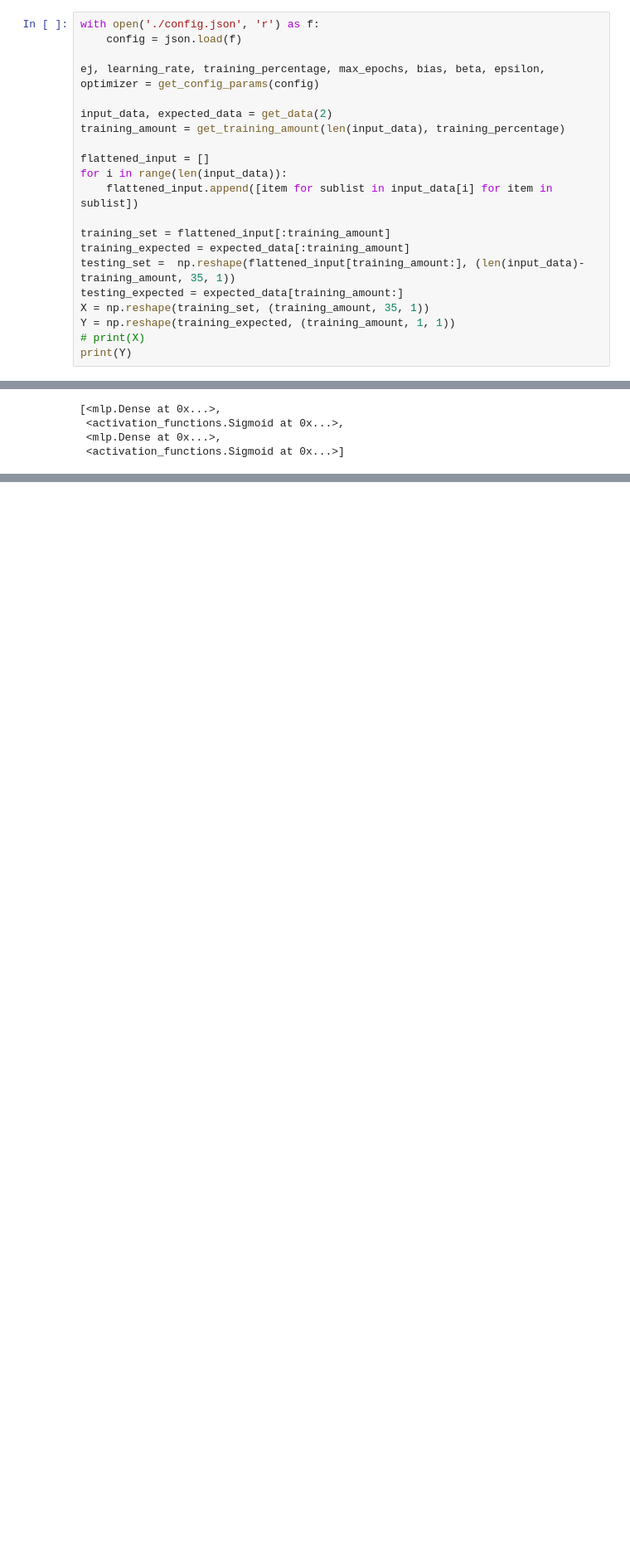
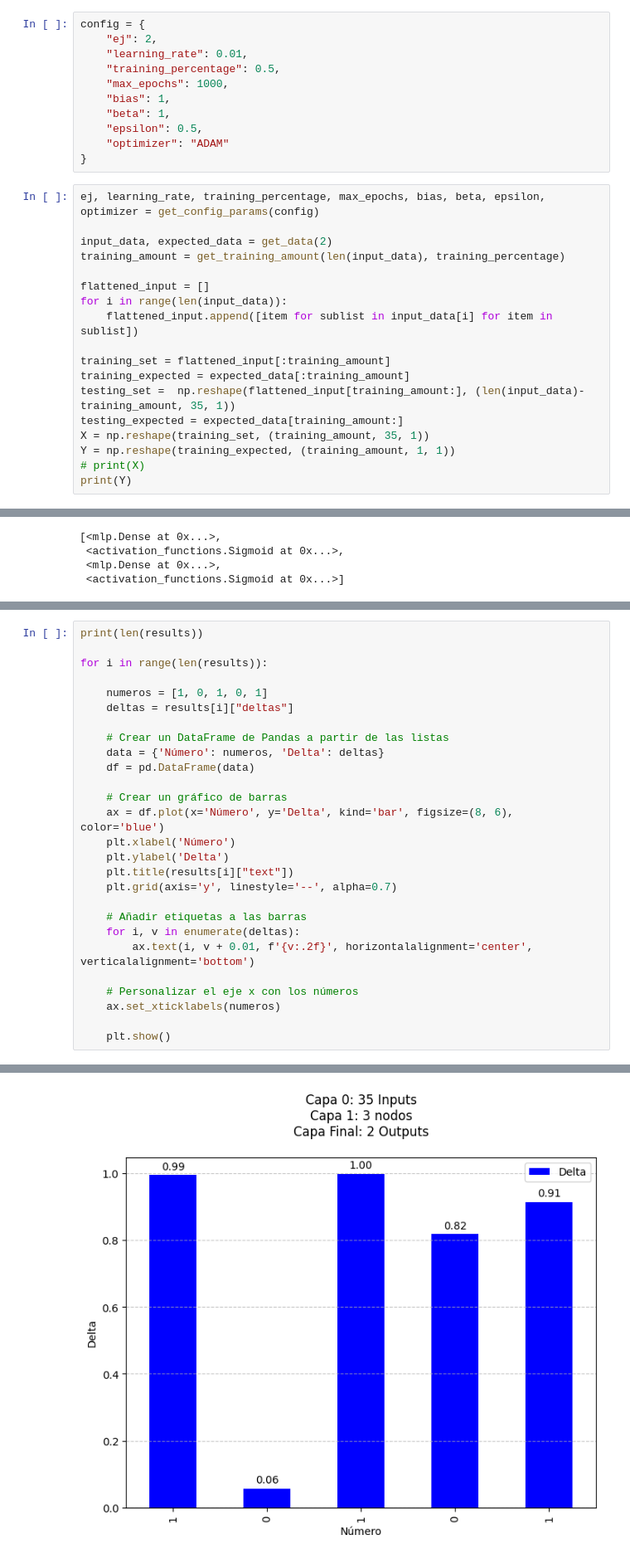
Before and after one commit to Ian-Arnott/TPs-SIA, a Jupyter notebook: Tp3/ej3/ej3_2_notebook.ipynb, the cells around one changed output, grey strips where cells are left out. Shown at 83% size. Drawn from its saved outputs; the diff is of its cells as text; blank space fills up the shorter version.

Commit message:
Add more ej3-3 graphs

```diff
--- a/Tp3/ej3/ej3_2_notebook.ipynb
+++ b/Tp3/ej3/ej3_2_notebook.ipynb
@@ -9,8 +12,16 @@ import matplotlib.pyplot as plt
 from mpl_toolkits.mplot3d import Axes3D
+# %%
+config = {
+    "ej": 2,
+    "learning_rate": 0.01,
+    "training_percentage": 0.5,
+    "max_epochs": 1000,
+    "bias": 1,
+    "beta": 1,
+    "epsilon": 0.5,
+    "optimizer": "ADAM"
+}
 # %%
-with open('./config.json', 'r') as f:
-    config = json.load(f)
-
 ej, learning_rate, training_percentage, max_epochs, bias, beta, epsilon, optimizer = get_config_params(config)
 
 input_data, expected_data = get_data(2)
@@ -89,0 +190,28 @@ Input:Expected:1 Result:0.00423346492534847
+# %%
+print(len(results))
+
+for i in range(len(results)):
+
+    numeros = [1, 0, 1, 0, 1]
+    deltas = results[i]["deltas"]
+
+    # Crear un DataFrame de Pandas a partir de las listas
+    data = {'Número': numeros, 'Delta': deltas}
+    df = pd.DataFrame(data)
+
+    # Crear un gráfico de barras
+    ax = df.plot(x='Número', y='Delta', kind='bar', figsize=(8, 6), color='blue')
+    plt.xlabel('Número')
+    plt.ylabel('Delta')
+    plt.title(results[i]["text"])
+    plt.grid(axis='y', linestyle='--', alpha=0.7)
+
+    # Añadir etiquetas a las barras
+    for i, v in enumerate(deltas):
+        ax.text(i, v + 0.01, f'{v:.2f}', horizontalalignment='center', verticalalignment='bottom')
+
+    # Personalizar el eje x con los números
+    ax.set_xticklabels(numeros)
+
+    plt.show()
+# %% [output]
@@ -89,0 +219 @@ Input:Expected:1 Result:0.00423346492534847
+[figure, added]
```
Also changed, not shown: parts of 7 cells of this notebook, 17 other files.
